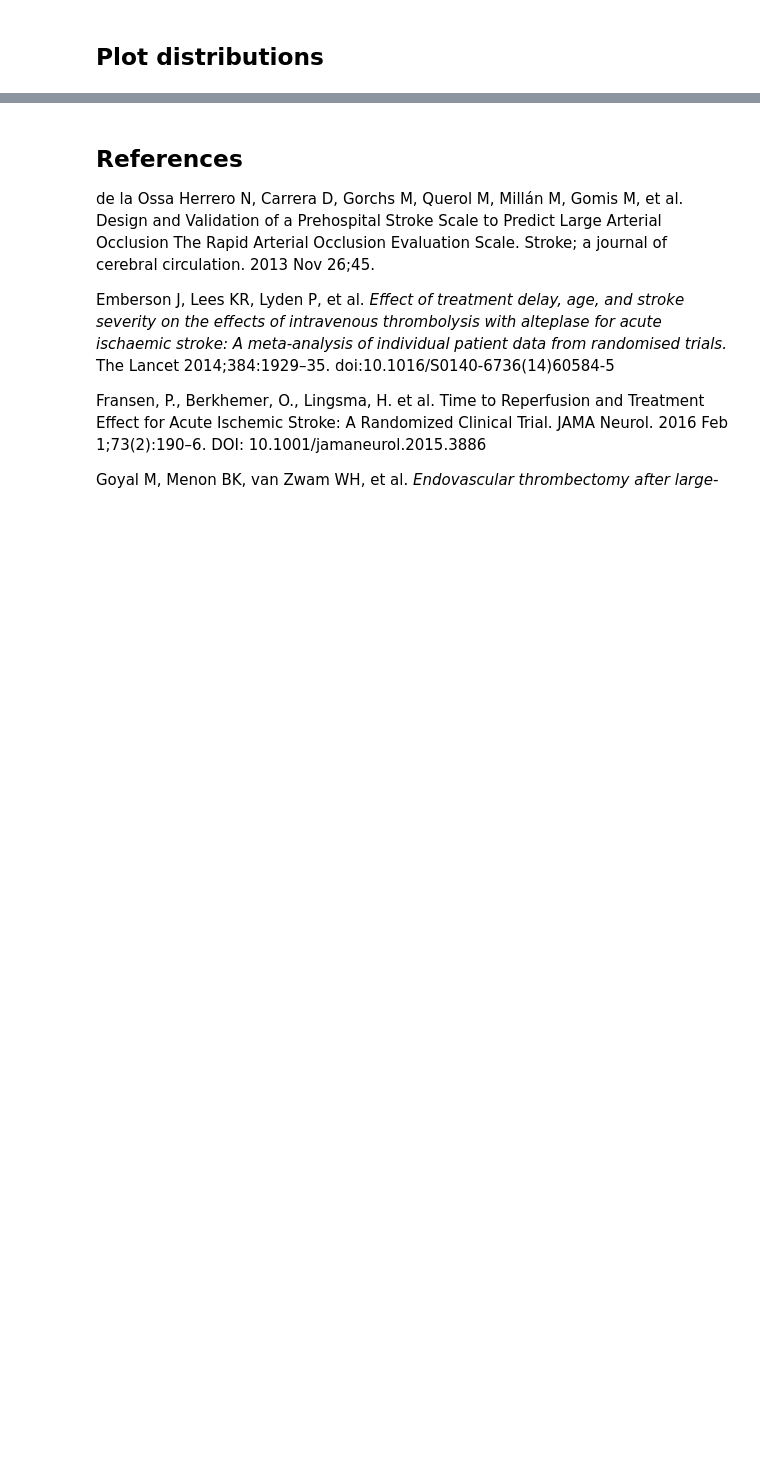
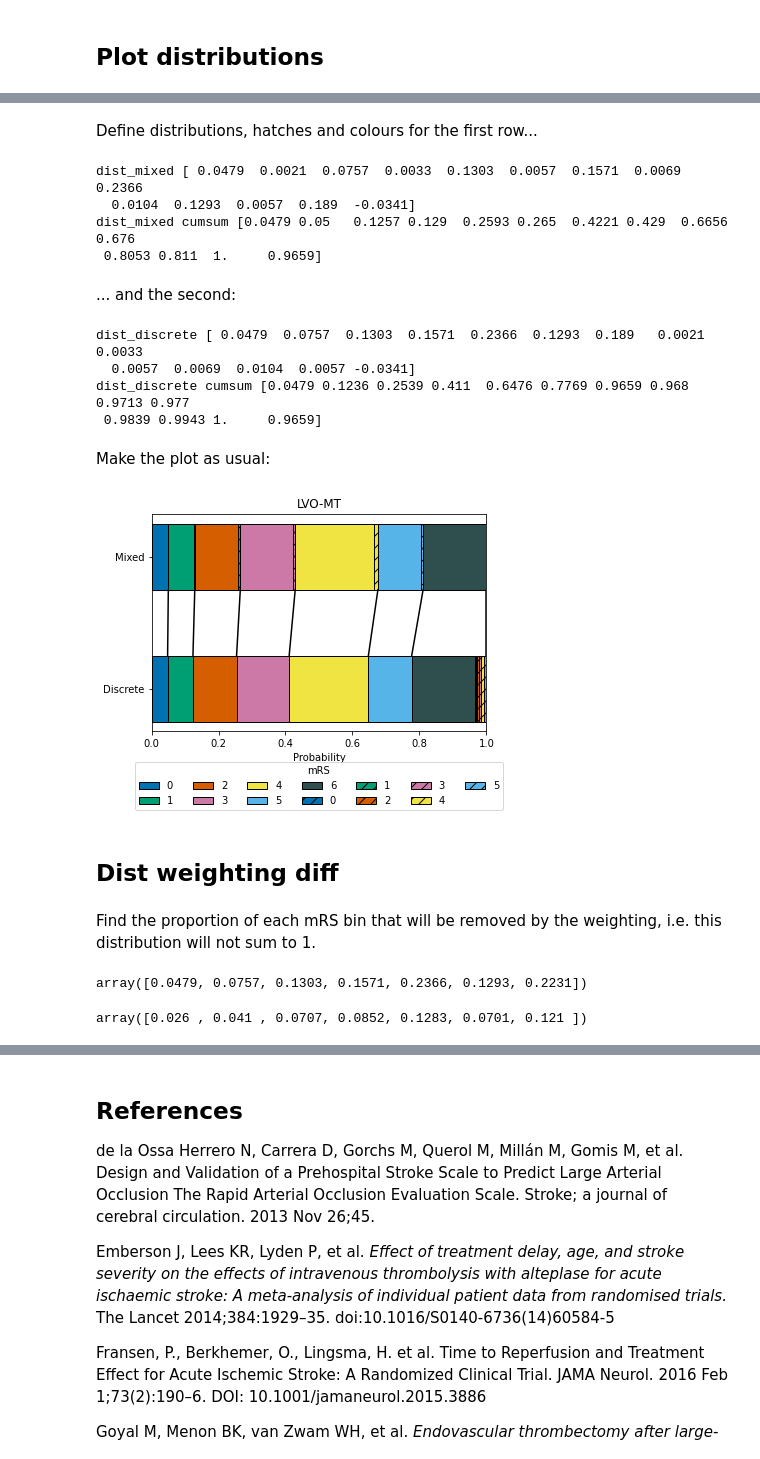
Before and after one commit to samuel-book/stroke_outcome, a Jupyter notebook: mRS_datasets_full.ipynb, the cells around one changed output, grey strips where cells are left out. Saved outputs shown, nothing was run; the diff lists cells and outputs as text; code cells hidden in the pictures; blank space fills up the shorter version.

```diff
--- a/mRS_datasets_full.ipynb
+++ b/mRS_datasets_full.ipynb
@@ -898,0 +935,78 @@ for info in plot_info:
+# %%
+colour_list = plt.rcParams['axes.prop_cycle'].by_key()['color']
+colour_list.append('DarkSlateGray')
+
+hatch_without_excess = [None for d in dist_without_excess]
+hatch_excess_only    = ['//' for d in dist_excess_only]
+# %% [markdown]
+Define distributions, hatches and colours for the first row...
+# %%
+dist_mixed   = np.stack((dist_without_excess,  dist_excess_only),  axis=1).ravel()
+hatch_mixed  = np.stack((hatch_without_excess, hatch_excess_only), axis=1).ravel()
+colour_mixed = np.stack((colour_list, colour_list), axis=1).ravel()
+
+print('dist_mixed', dist_mixed)
+print('dist_mixed cumsum', np.cumsum(dist_mixed))
+# %% [output]
+dist_mixed [ 0.0479  0.0021  0.0757  0.0033  0.1303  0.0057  0.1571  0.0069  0.2366
+  0.0104  0.1293  0.0057  0.189  -0.0341]
+dist_mixed cumsum [0.0479 0.05   0.1257 0.129  0.2593 0.265  0.4221 0.429  0.6656 0.676
+ 0.8053 0.811  1.     0.9659]
+# %% [markdown]
+... and the second:
+# %%
+dist_discrete   = np.concatenate((dist_without_excess,  dist_excess_only))
+hatch_discrete  = np.concatenate((hatch_without_excess, hatch_excess_only))
+colour_discrete = np.concatenate((colour_list, colour_list))
+
+print('dist_discrete', dist_discrete)
+print('dist_discrete cumsum', np.cumsum(dist_discrete))
+# %% [output]
+dist_discrete [ 0.0479  0.0757  0.1303  0.1571  0.2366  0.1293  0.189   0.0021  0.0033
+  0.0057  0.0069  0.0104  0.0057 -0.0341]
+dist_discrete cumsum [0.0479 0.1236 0.2539 0.411  0.6476 0.7769 0.9659 0.968  0.9713 0.977
+ 0.9839 0.9943 1.     0.9659]
+# %% [markdown]
+Make the plot as usual:
+# %%
+# Draw t=0 distribution
+draw_horizontal_bar(dist_discrete[:-1], 'Discrete', colour_discrete, hatch_discrete)
+
+
+# Add legend now to prevent doubling all the labels:
+plt.legend(loc='center',ncol=7, title='mRS',
+           bbox_to_anchor=[0.5,0.0,0.0,-0.5])   # Legend below axis.
+
+
+# Draw no effect distribution
+draw_horizontal_bar(dist_mixed[:-1], 'Mixed', colour_mixed, hatch_mixed)
+
+# Darw connecting lines
+draw_connections(no_treatment_lvo_bins, no_treatment_lvo_bins_ivt_deaths)
+
+# Add general content
+label = info[2]
+plt.xlabel('Probability')
+plt.title(label)
+plt.xlim(0,1)
+plt.savefig(f'./images/{label}.jpg', dpi=300, bbox_inches='tight',
+    pad_inches=0.2)
+plt.show()
+# %% [output]
+[figure, added]
+# %% [markdown]
+## Dist weighting diff
+# %% [markdown]
+Find the proportion of each mRS bin that will be removed by the weighting, i.e. this distribution will not sum to 1.
+# %%
+dist_not_weighted = no_treatment_lvo_bins_ivt_deaths
+
+dist_not_weighted
+# %% [output]
+array([0.0479, 0.0757, 0.1303, 0.1571, 0.2366, 0.1293, 0.2231])
+# %%
+dist_weighted = no_treatment_lvo_bins_ivt_deaths * np.abs(weight_lvo)
+
+dist_weighted
+# %% [output]
+array([0.026 , 0.041 , 0.0707, 0.0852, 0.1283, 0.0701, 0.121 ])
```
Also changed, not shown: parts of 19 cells of this notebook.
